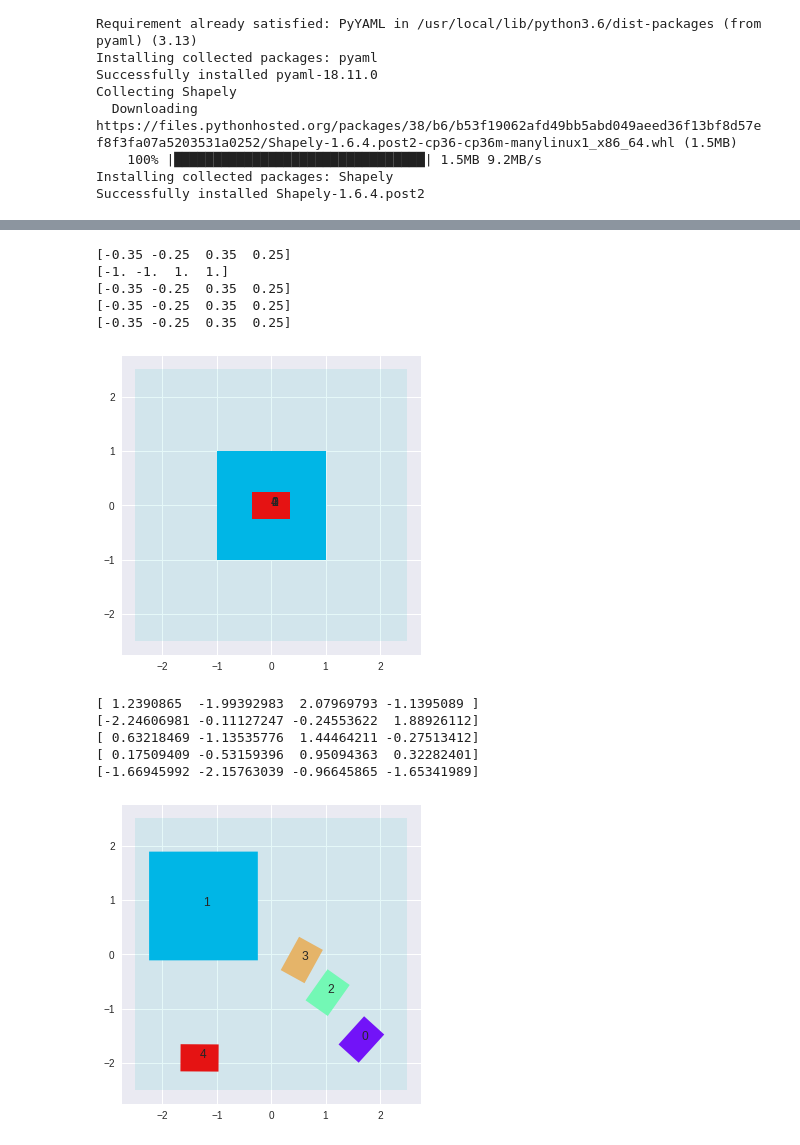
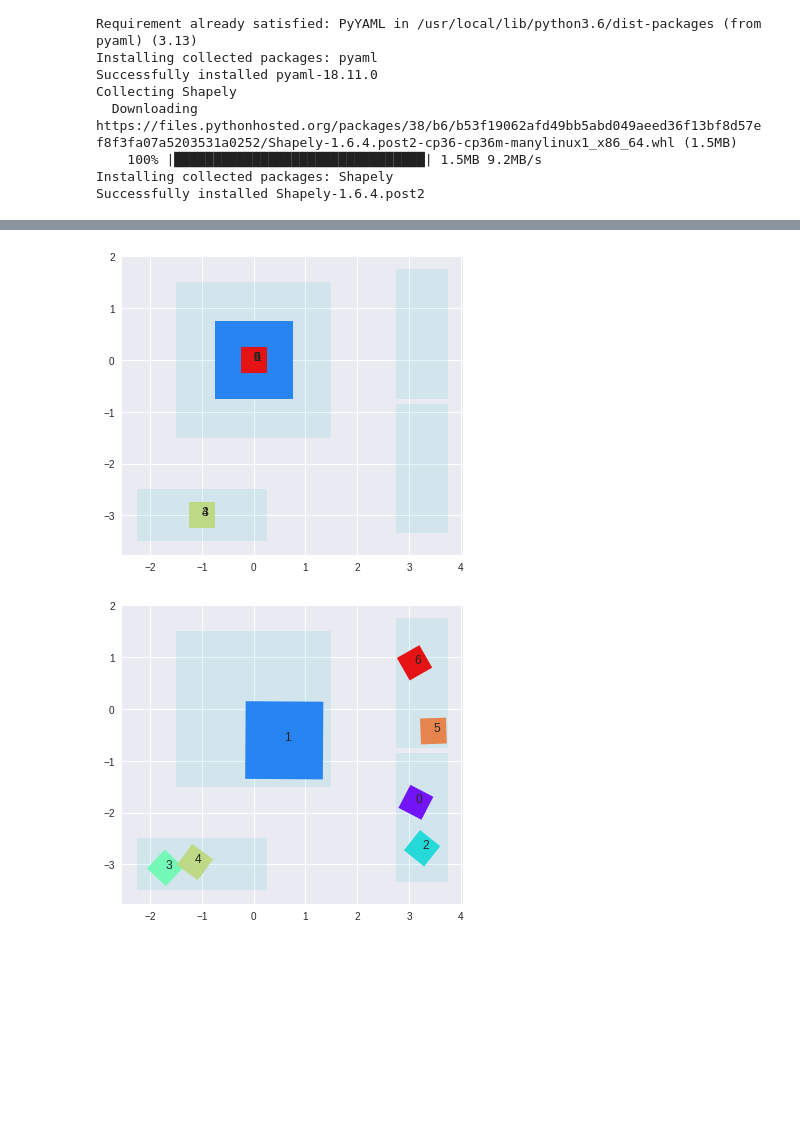
Before and after one commit to HammadB/ProceduralLayout, a Jupyter notebook: Layout.ipynb, the cells around one changed output, grey strips where cells are left out. Saved outputs shown, nothing was run; the diff lists cells and outputs as text; code cells hidden in the pictures; blank space fills up the shorter version.

```diff
--- a/Layout.ipynb
+++ b/Layout.ipynb
@@ -422,7 +452,7 @@ def get_cost(layout, constraints):
 
 def propose_new_layout(current_layout, prob_swap_plane, perturb, rotate_perturb):
   new_layout_objects = []
-  planeBoxes = current_layout.getAllPlaneBoxes()
+  planeBoxes = current_layout.getPlaneBoxes()
   layout_objects = current_layout.getLayoutObjects()
   rotate_index = np.random.randint(len(layout_objects))
   to_rotate = layout_objects[rotate_index]
@@ -442,76 +472,46 @@ def propose_new_layout(current_layout, prob_swap_plane, perturb, rotate_perturb)
     randomPlane = planeBoxes[np.random.randint(len(planeBoxes))]
     randomObject.setPlane(randomPlane)
     randomObject.update_center(randomPlane.center)
 
   new_layout = Layout(new_layout_objects, planeBoxes)
   return new_layout
 
-def metropolis_hastings(initial_layout, num_iters=10000, prob_swap_plane=0.05, perturb=0.1, rotate_perturb=10):
+def metropolis_hastings(initial_layout, num_iters=10000, prob_swap_plane=0.1, perturb=0.1, rotate_perturb=10):
   cur_cost = get_cost(initial_layout, initial_layout.getConstraints())
   cur_layout = initial_layout
   best_layout = cur_layout
   best_cost = float("inf")
 
   for i in range(num_iters):
     new_layout = propose_new_layout(cur_layout, prob_swap_plane, perturb, rotate_perturb)
     new_cost = get_cost(new_layout, initial_layout.getConstraints())
     if np.random.random() < acceptanceProbability(cur_cost, new_cost):
       cur_layout = new_layout
       cur_cost = new_cost
       if cur_cost < best_cost:
         best_layout = cur_layout
         best_cost = cur_cost
 
   return best_layout
 
-b  =  Rectangle((0, 0), 0.7, 0.5, className="test1")
-b3  =  Rectangle((0, 0), 0.7, 0.5, className="test1")
-b4  =  Rectangle((0, 0), 0.7, 0.5, className="test1")
-b5  =  Rectangle((0, 0), 0.7, 0.5, className="test1")
-b2  =  Rectangle((0, 0), 2, 2, className="test2")
-bounds = Rectangle((0, 0),  5, 5)
-layout = Layout([b, b2, b3, b4, b5], [bounds], doAssignment=True)
+b  =  Rectangle((0, 0), 0.5, 0.5, className="test1")
+b3  =  Rectangle((0, 0), 0.5, 0.5, className="test1")
+b4  =  Rectangle((0, 0), 0.5, 0.5, className="test1")
+b5  =  Rectangle((0, 0), 0.5, 0.5, className="test1")
+b6  =  Rectangle((0, 0), 0.5, 0.5, className="test1")
+b7  =  Rectangle((0, 0), 0.5, 0.5, className="test1")
+b2  =  Rectangle((0, 0), 1.5, 1.5, className="test2")
+table = Rectangle((0, 0),  3, 3)
+couch = Rectangle((3.25, 0.5),  1, 2.5, className="couch")
+couch2 = Rectangle((3.25, -2.1), 1, 2.5, className="couch")
+couch3 = Rectangle((-1, -3), 2.5, 1, className="couch")
+layout = Layout([b, b2, b3, b4, b5, b6, b7], [table, couch, couch2, couch3], doAssignment=True)
 layout.drawLayout()
 
 create_constraints_from_yaml('test.yaml', layout)
 
-final_layout = metropolis_hastings(layout, num_iters=10000)
+final_layout = metropolis_hastings(layout, num_iters=100000)
 final_layout.drawLayout()
-
-# create_constraints_from_yaml('test.yaml', layout)
-
-# final_layout = metropolis_hastings(layout, num_iters=1000)
-# final_layout.drawLayout()
-
-# b  =  Rectangle((0, 0), 0.7, 0.04, className="test1")
-# b2 = Rectangle((0, 0),  4, 3.1, className="test1")
-# b3 = Rectangle((0, 0),  0.5, 0.5, className="test1")
-# b4 = Rectangle((0, 0),  0.75, 0.5, className="test1")
-# b5 = Rectangle((0, 0),  1.2, 1.5, className="test1")
-# b6 = Rectangle((0, 0),  0.5, 0.5, className="test2")
-# b7 = Rectangle((0, 0),  0.5, 0.5, className="test1")
-# b7 = Rectangle((0, 0),  0.85, 2, className="test1")
-# boxes = [b, b2, b3 ,b4, b5, b6, b7]
-
-# bounds = Rectangle((0, 0),  5, 5)
-# bounds2 = Rectangle((10, 2), 7, 5)
-# layout = Layout([b, b2, b3 ,b4, b5, b6, b7], [bounds, bounds2], doAssignment=True)
-# layout.drawLayout()
-
-# create_constraints_from_yaml('test.yaml', layout)
-
-# final_layout = metropolis_hastings(layout, num_iters=1000)
-# final_layout.drawLayout()
 # %% [output]
-[-0.35 -0.25  0.35  0.25]
-[-1. -1.  1.  1.]
-[-0.35 -0.25  0.35  0.25]
-[-0.35 -0.25  0.35  0.25]
-[-0.35 -0.25  0.35  0.25]
-[figure, old version]
+[figure, new version]
-[ 1.2390865  -1.99392983  2.07969793 -1.1395089 ]
-[-2.24606981 -0.11127247 -0.24553622  1.88926112]
-[ 0.63218469 -1.13535776  1.44464211 -0.27513412]
-[ 0.17509409 -0.53159396  0.95094363  0.32282401]
-[-1.66945992 -2.15763039 -0.96645865 -1.65341989]
-[figure, old version]
+[figure, new version]
```
Also changed, not shown: parts of 4 cells of this notebook.
